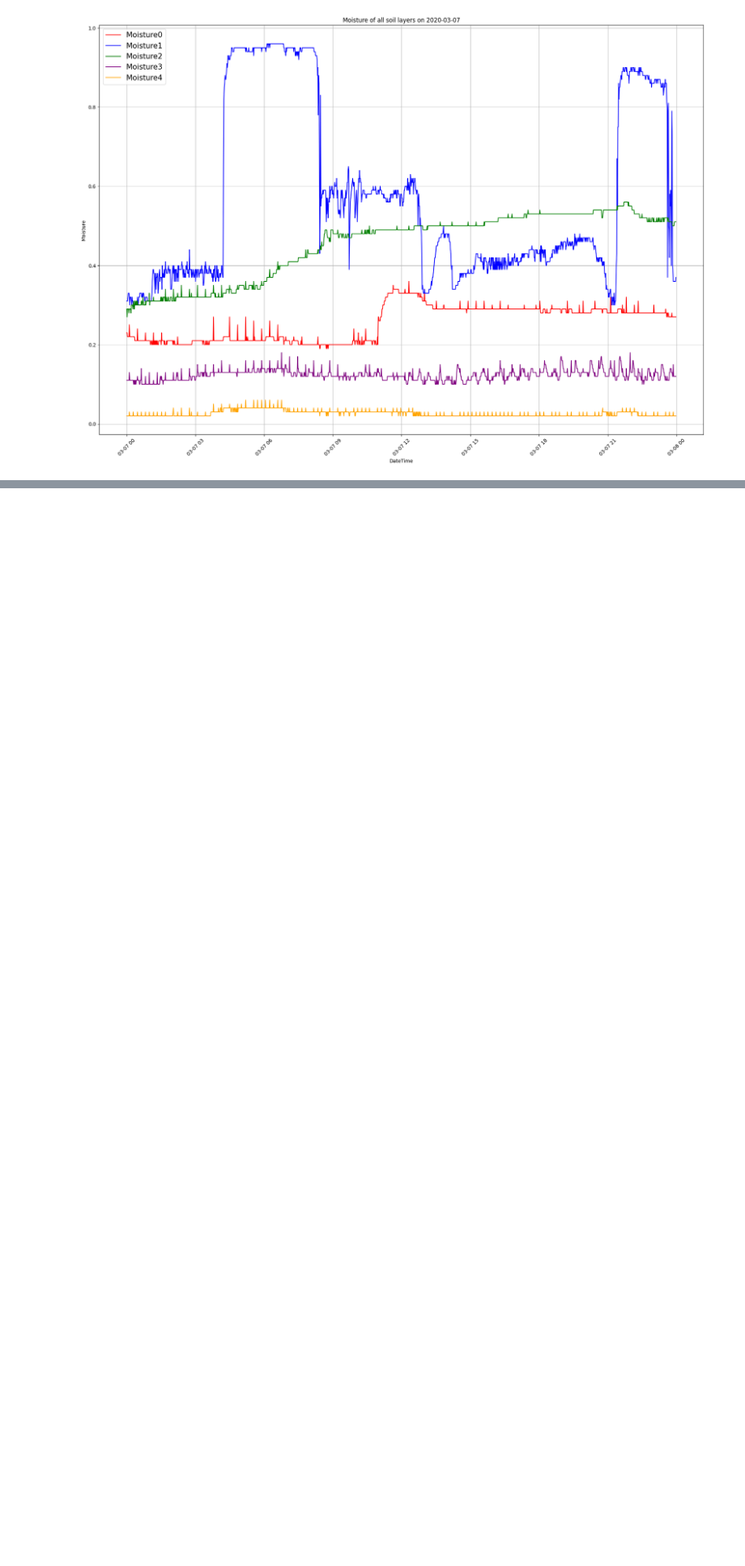
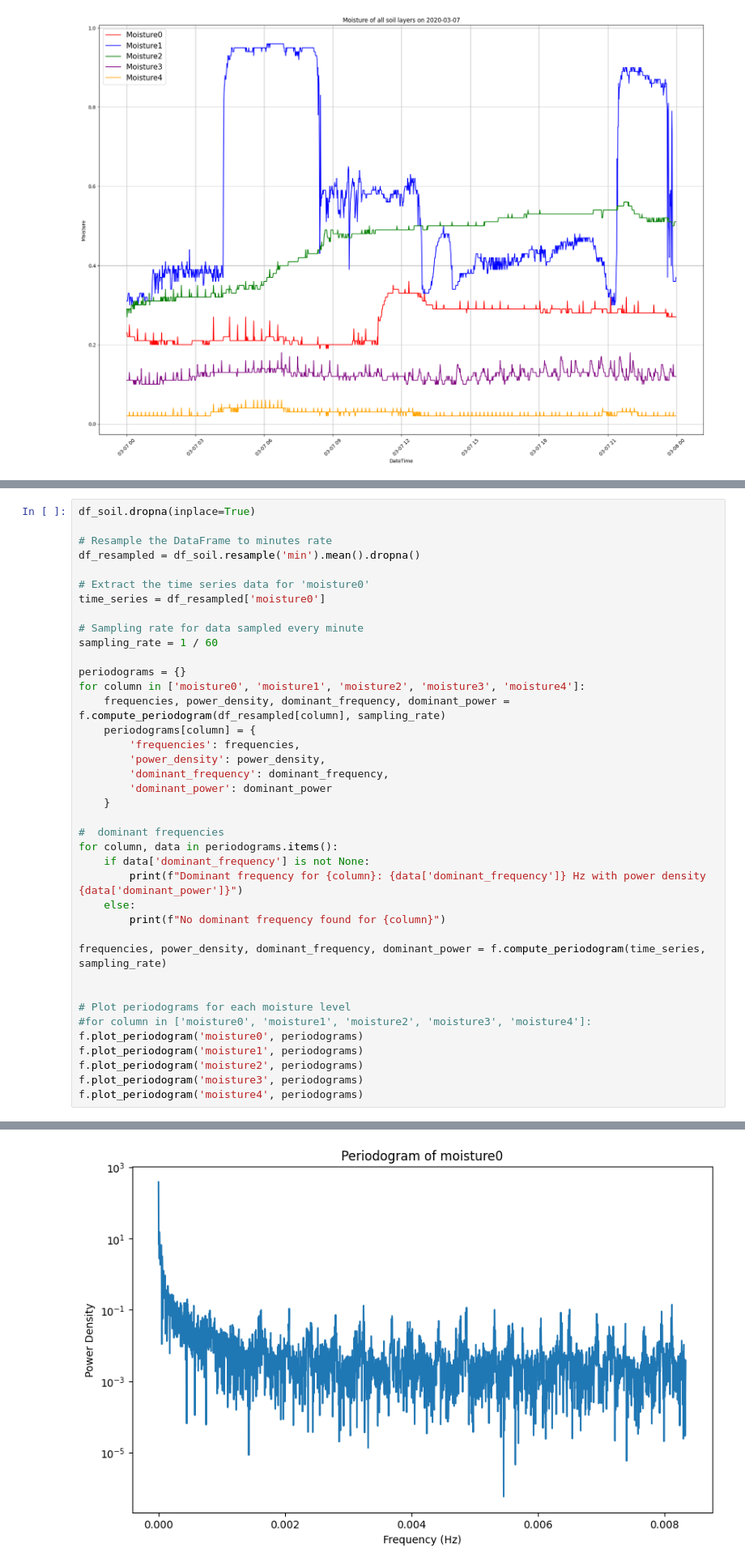
Before and after one commit to andjelajo11/humidity-project, a Jupyter notebook: linearplot.ipynb, the cells around one changed output, grey strips where cells are left out. Shown at 81% size. Drawn from its saved outputs; the diff is of its cells as text; blank space fills up the shorter version.

Commit message:
periodograms added

```diff
--- a/linearplot.ipynb
+++ b/linearplot.ipynb
@@ -337,0 +357,40 @@ plt.show()
+# %%
+df_soil.dropna(inplace=True)
+
+# Resample the DataFrame to minutes rate
+df_resampled = df_soil.resample('min').mean().dropna()
+
+# Extract the time series data for 'moisture0'
+time_series = df_resampled['moisture0']
+
+# Sampling rate for data sampled every minute
+sampling_rate = 1 / 60
+
+periodograms = {}
+for column in ['moisture0', 'moisture1', 'moisture2', 'moisture3', 'moisture4']:
+    frequencies, power_density, dominant_frequency, dominant_power = f.compute_periodogram(df_resampled[column], sampling_rate)
+    periodograms[column] = {
+        'frequencies': frequencies,
+        'power_density': power_density,
+        'dominant_frequency': dominant_frequency,
+        'dominant_power': dominant_power
+    }
+
+#  dominant frequencies
+for column, data in periodograms.items():
+    if data['dominant_frequency'] is not None:
+        print(f"Dominant frequency for {column}: {data['dominant_frequency']} Hz with power density {data['dominant_power']}")
+    else:
+        print(f"No dominant frequency found for {column}")
+
+frequencies, power_density, dominant_frequency, dominant_power = f.compute_periodogram(time_series, sampling_rate)
+
+
+# Plot periodograms for each moisture level
+#for column in ['moisture0', 'moisture1', 'moisture2', 'moisture3', 'moisture4']:
+f.plot_periodogram('moisture0', periodograms)
+f.plot_periodogram('moisture1', periodograms)
+f.plot_periodogram('moisture2', periodograms)
+f.plot_periodogram('moisture3', periodograms)
+f.plot_periodogram('moisture4', periodograms)
+# %% [output]
@@ -337,0 +402 @@ plt.show()
+[figure, added]
```
Also changed, not shown: parts of 10 cells of this notebook, 2 other files.
